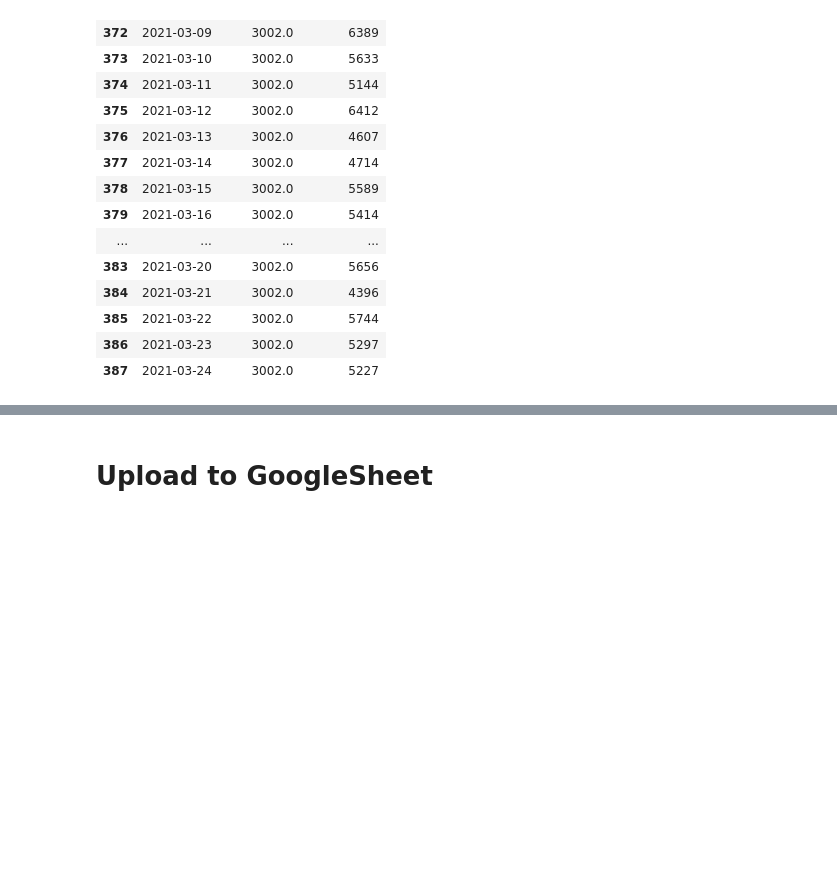
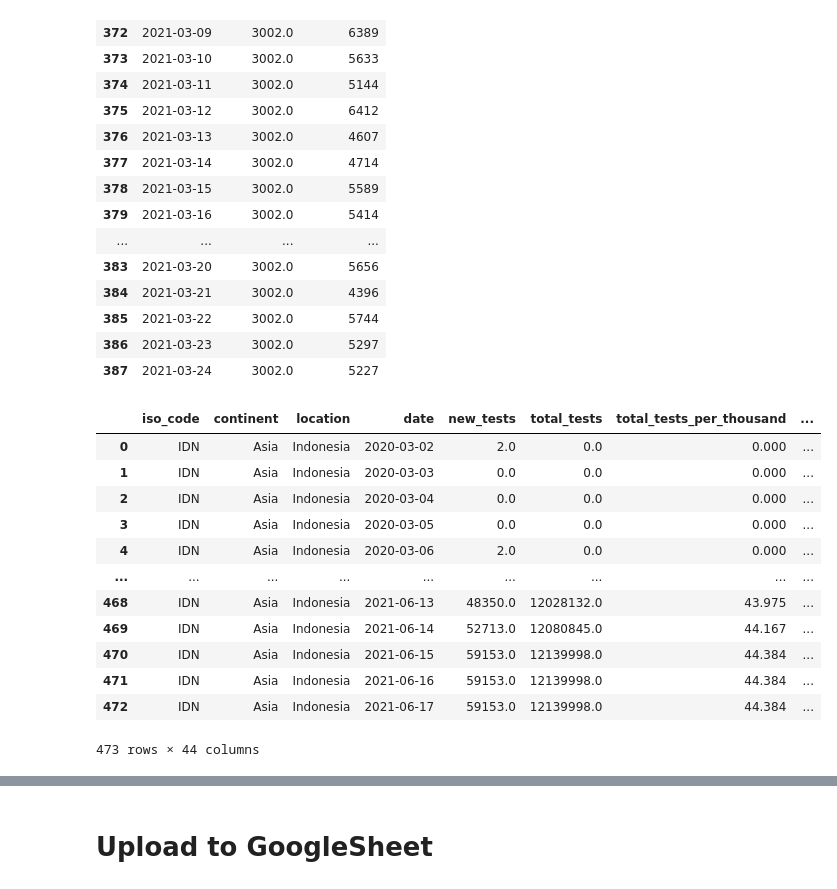
Before and after one commit to Danish-1311/Covid19-Report-Indonesia, a Jupyter notebook: Syntax/Covid19_Indonesia_Complete_Version.ipynb, the cells around one changed output, grey strips where cells are left out. Saved outputs shown, nothing was run; the diff lists cells and outputs as text; code cells hidden in the pictures; blank space fills up the shorter version.

```diff
--- a/Syntax/Covid19_Indonesia_Complete_Version.ipynb
+++ b/Syntax/Covid19_Indonesia_Complete_Version.ipynb
@@ -315,5 +315,21 @@ covid19_indonesia.loc[covid19_indonesia['date'] == pd.to_datetime('2021-03-21'),
 covid19_indonesia.loc[covid19_indonesia['date'] == pd.to_datetime('2021-03-22'), 'new_tests'] = 37582
 covid19_indonesia.loc[covid19_indonesia['date'] == pd.to_datetime('2021-03-23'), 'new_tests'] = 50125
 covid19_indonesia.loc[covid19_indonesia['date'] == pd.to_datetime('2021-03-24'), 'new_tests'] = 49311
+# %%
+covid19_indonesia
+# %% [output]
+|  | iso_code | continent | location | date | new_tests | total_tests | total_tests_per_thousand | ... |
+| 0 | IDN | Asia | Indonesia | 2020-03-02 | 2.0 | 0.0 | 0.000 | ... |
+| 1 | IDN | Asia | Indonesia | 2020-03-03 | 0.0 | 0.0 | 0.000 | ... |
+| 2 | IDN | Asia | Indonesia | 2020-03-04 | 0.0 | 0.0 | 0.000 | ... |
+| 3 | IDN | Asia | Indonesia | 2020-03-05 | 0.0 | 0.0 | 0.000 | ... |
+| 4 | IDN | Asia | Indonesia | 2020-03-06 | 2.0 | 0.0 | 0.000 | ... |
+| ... | ... | ... | ... | ... | ... | ... | ... | ... |
+| 468 | IDN | Asia | Indonesia | 2021-06-13 | 48350.0 | 12028132.0 | 43.975 | ... |
+| 469 | IDN | Asia | Indonesia | 2021-06-14 | 52713.0 | 12080845.0 | 44.167 | ... |
+| 470 | IDN | Asia | Indonesia | 2021-06-15 | 59153.0 | 12139998.0 | 44.384 | ... |
+| 471 | IDN | Asia | Indonesia | 2021-06-16 | 59153.0 | 12139998.0 | 44.384 | ... |
+| 472 | IDN | Asia | Indonesia | 2021-06-17 | 59153.0 | 12139998.0 | 44.384 | ... |
+473 rows × 44 columns
 # %%
 # fix cumulative of new_test column
```
Also changed, not shown: parts of 15 cells of this notebook, 8 other files.
